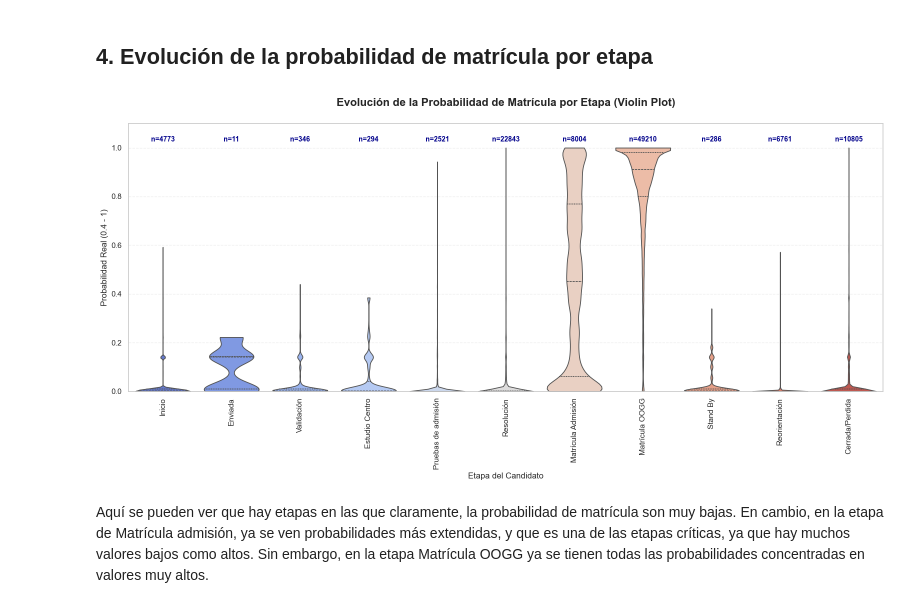
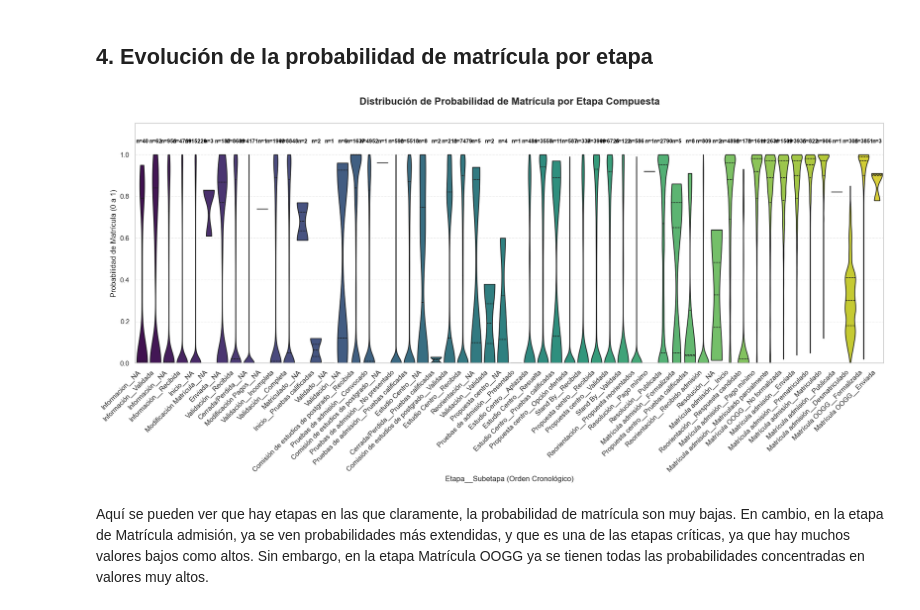
Before and after one commit to MiguelHernandezCorral/UNAV, a Jupyter notebook: notebooks/04_Analisis_Modelado_Juan.ipynb, the cells around one changed output. Drawn from its saved outputs; the diff is of its cells as text; code cells hidden in the pictures.

Commit message:
Solución error etapas y readaptación de todo el código

```diff
--- a/notebooks/04_Analisis_Modelado_Juan.ipynb
+++ b/notebooks/04_Analisis_Modelado_Juan.ipynb
@@ -18,7 +18,7 @@ import seaborn as sns
 from sklearn.metrics import confusion_matrix, classification_report
 
 # Cargar datos
-df = pd.read_excel(r'C:\Users\0017655\Downloads\test_grado_completo_con_scoring 7.xlsx')
+df = pd.read_excel(r'C:\Users\0017655\Downloads\test_grado_completo_con_scoring.xlsx')
 
 # Configuración estética
 sns.set_theme(style="whitegrid")
@@ -37,7 +37,7 @@ plt.rcParams['figure.figsize'] = (16, 9)
 
 # --- PROCESAMIENTO DE DATOS ---
 # 1. Limpieza de nombres de etapa
-df['STAGENAME'] = df['STAGENAME'].astype(str).str.strip()
+df['PL_Etapa__c'] = df['PL_Etapa__c'].astype(str).str.strip()
 # 2. Transformación a Probabilidad Real de Matrícula (Escala 0 a 1)
 # Si el modelo predice 0 (No matrícula), la prob. real es (1 - score de confianza)
 
@@ -267,62 +287,69 @@ Aquí se puede observar que las tasas de matriculación con la variable predicha
 import pandas as pd
 import matplotlib.pyplot as plt
 import seaborn as sns
 import warnings
 
 # 1. Configuración de limpieza
 warnings.filterwarnings('ignore')
 
-# 2. Preparación de datos y cálculo de Probabilidad Real
-# Interpretación: 0 (No matrícula) a 1 (Matrícula segura)
-df['STAGENAME'] = df['STAGENAME'].astype(str).str.strip()
+# 2. Preparación de la etapa compuesta (Aseguramos que coincida con la lógica anterior)
+df['etapa_compuesta'] = (
+    df['PL_Etapa__c'].fillna("NA").astype(str).str.strip() + "__" +
+    df['PL_Subetapa__c'].fillna("NA").astype(str).str.strip()
+)
 
-# 3. Definición y filtrado de etapas lógicas
-etapas_orden = [
-    'Inicio', 'Enviada', 'Validación', 'Estudio Centro',
-    'Pruebas de admisión', 'Resolución', 'Matrícula Admisión',
-    'Matrícula OOGG', 'Stand By', 'Reorientación', 'Cerrada/Perdida'
-]
+# 3. Obtener el orden lógico basado en la columna numérica que ya creamos
+# Creamos una lista de las etapas únicas ordenadas por su valor ordinal
+etapas_ordenadas = (
+    df[['etapa_compuesta', 'etapa_ordinal_num']]
+    .drop_duplicates()
+    .sort_values(by='etapa_ordinal_num')['etapa_compuesta']
+    .tolist()
+)
 
-# Filtramos solo las etapas definidas y forzamos el orden categórico
-df_filtered = df[df['STAGENAME'].isin(etapas_orden)].copy()
-df_filtered['STAGENAME'] = pd.Categorical(df_filtered['STAGENAME'], categories=etapas_orden, ordered=True)
+# Convertimos la columna en categórica con el orden específico
+df['etapa_compuesta'] = pd.Categorical(
+    df['etapa_compuesta'],
+    categories=etapas_ordenadas,
+    ordered=True
+)
 
 # 4. Creación del Gráfico de Violín
-plt.figure(figsize=(16, 8))
+plt.figure(figsize=(18, 9)) # Un poco más ancho por los nombres largos
 
 ax = sns.violinplot(
-    x='STAGENAME',
+    x='etapa_compuesta',
     y='prob_matricula_real',
-    data=df_filtered,
-    palette='coolwarm',
+    data=df,
+    palette='viridis', # Cambio a viridis para mejor contraste en gradientes
     inner='quartile',
     bw_adjust=.5,
     cut=0
 )
 
 # 5. Añadir el conteo de oportunidades (n=X) sobre cada violín
-counts = df_filtered['STAGENAME'].value_counts().reindex(etapas_orden)
+counts = df['etapa_compuesta'].value_counts().reindex(etapas_ordenadas)
 for i, count in enumerate(counts):
-    if not pd.isna(count):
-        ax.text(i, 1.02, f'n={int(count)}', ha='center', va='bottom',
-                fontweight='bold', size=10, color='darkblue')
+    if not pd.isna(count) and count > 0:
+        ax.text(i, 1.05, f'n={int(count)}', ha='center', va='bottom',
+                fontweight='bold', size=9, color='black')
 
 # 6. Estética y Formato
-plt.title('Evolución de la Probabilidad de Matrícula por Etapa (Violin Plot)', fontsize=16, fontweight='bold', pad=25)
-plt.xlabel('Etapa del Candidato', fontsize=12)
-plt.ylabel('Probabilidad Real (0.4 - 1)', fontsize=12)
+plt.title('Distribución de Probabilidad de Matrícula por Etapa Compuesta', fontsize=16, fontweight='bold', pad=30)
+plt.xlabel('Etapa__Subetapa (Orden Cronológico)', fontsize=12)
+plt.ylabel('Probabilidad de Matrícula (0 a 1)', fontsize=12)
 
-# Rotación vertical de etiquetas para evitar solapamiento
-plt.xticks(rotation=90)
+# Rotación de etiquetas para legibilidad
+plt.xticks(rotation=45, ha='right')
 
-# Foco en el área de decisión
-plt.ylim(0, 1.1)
-plt.grid(axis='y', linestyle='--', alpha=0.3)
+# Ajuste de límites y cuadrícula
+plt.ylim(0, 1.15)
+plt.grid(axis='y', linestyle='--', alpha=0.4)
 
 plt.tight_layout()
 plt.show()
 # %% [output]
-[figure, old version]
+[figure, new version]
 # %% [markdown]
 Aquí se pueden ver que hay etapas en las que claramente, la probabilidad de matrícula son muy bajas. En cambio, en la etapa de Matrícula admisión, ya se ven probabilidades más extendidas, y que es una de las etapas críticas, ya que hay muchos valores bajos como altos. Sin embargo, en la etapa Matrícula OOGG ya se tienen todas las probabilidades concentradas en valores muy altos.
 # %%
```
Also changed, not shown: parts of 6 cells of this notebook, 5 other files.
